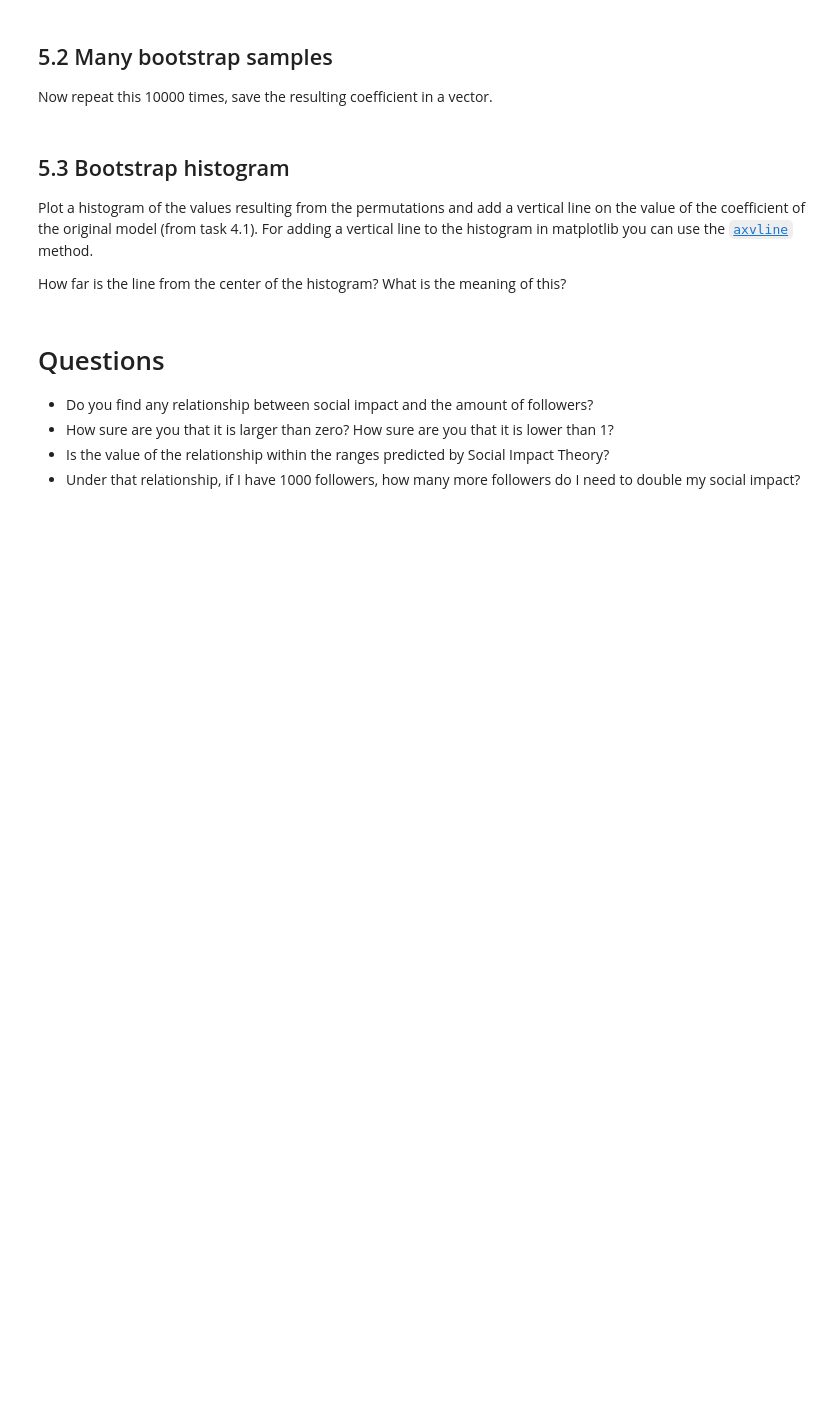
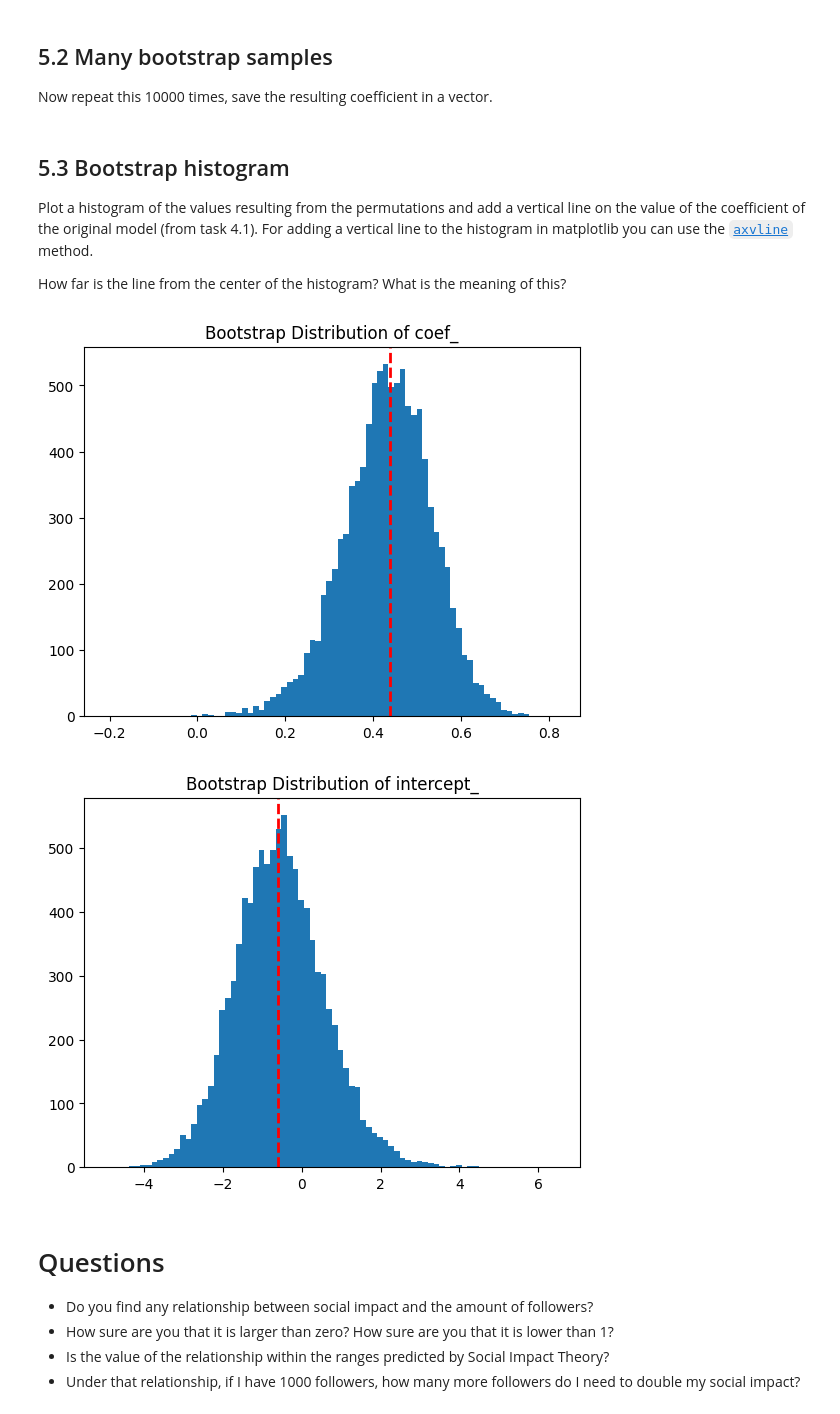
Before and after one commit to jaklvinc/FoundationsOfCSS2025, a Jupyter notebook: Exercise02/exercise_02.ipynb, the cells around one changed output. Drawn from its saved outputs; the diff is of its cells as text; code cells hidden in the pictures; blank space fills up the shorter version.

```diff
--- a/Exercise02/exercise_02.ipynb
+++ b/Exercise02/exercise_02.ipynb
@@ -339,0 +361,7 @@ Fit a new linear regression model with this new dataset. What is the value of th
+# %%
+# Your Code goes here!
+sample=to_vis.sample(n=len(to_vis), replace=True)
+bootreg = LinearRegression()
+bootreg.fit(X=sample[['FC']], y=sample[['SI']])
+print(f"Bootstrap coef_: {bootreg.coef_}, and intercept_ {bootreg.intercept_} are relatively similar to original ones.")
+print("but not completely, which we inteded as to simulate what would happen if we resampled from the population.")
@@ -345,3 +374,12 @@ Now repeat this 10000 times, save the resulting coefficient in a vector.
+# %%
+# Your Code goes here!
+coefs = np.zeros((10000, 2))
+for i in range(10000):
+    sample=to_vis.sample(n=len(to_vis), replace=True)
+    bootreg = LinearRegression()
+    bootreg.fit(X=sample[['FC']], y=sample[['SI']])
+    coefs[i,0] = bootreg.coef_[0][0]
+    coefs[i,1] = bootreg.intercept_[0]
 # %% [markdown]
 ## 5.3 Bootstrap histogram
 
@@ -353,3 +389,17 @@ Plot a histogram of the values resulting from the permutations and add a vertica
+# %%
+# Your Code goes here!
+plt.hist(coefs[:,0], bins=80)
+plt.title('Bootstrap Distribution of coef_')
+plt.axvline(x=reg.coef_[0][0], color='red', linestyle='dashed', linewidth=2, label='Original coef_')
+plt.show()
+
+plt.hist(coefs[:,1], bins=80)
+plt.title('Bootstrap Distribution of intercept_')
+plt.axvline(x=reg.intercept_[0], color='red', linestyle='dashed', linewidth=2, label='Original intercept_')
+plt.show()
+# %% [output]
+[figure, added]
+[figure, added]
 # %% [markdown]
 # Questions
 * Do you find any relationship between social impact and the amount of followers?
```
Also changed, not shown: parts of 17 cells of this notebook, 2 other files.
